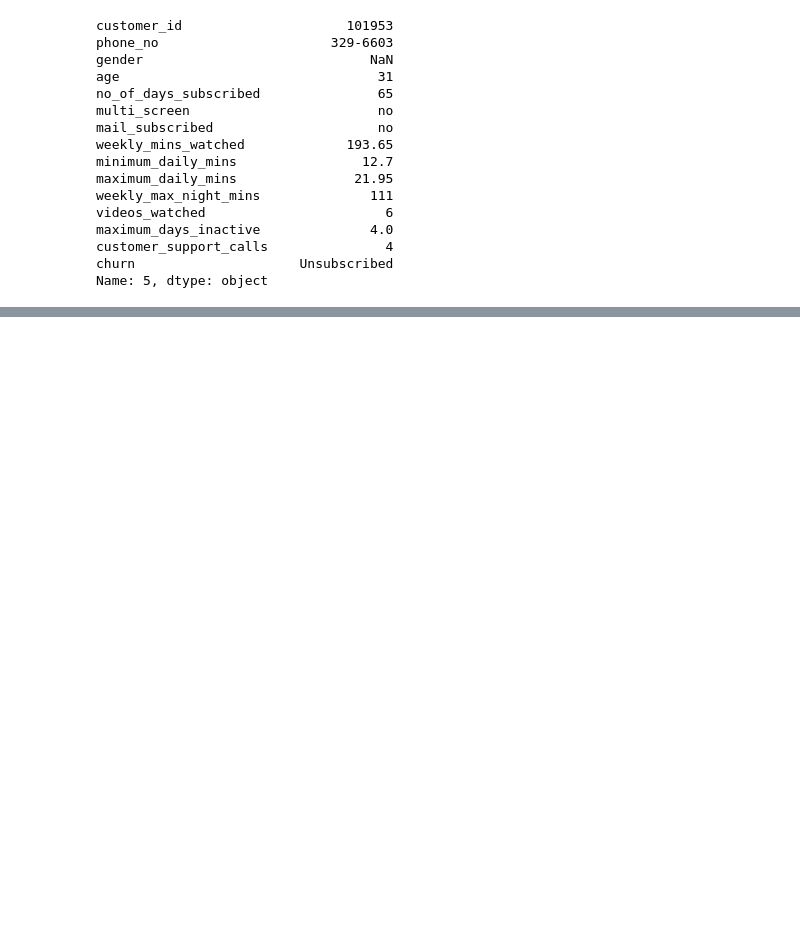
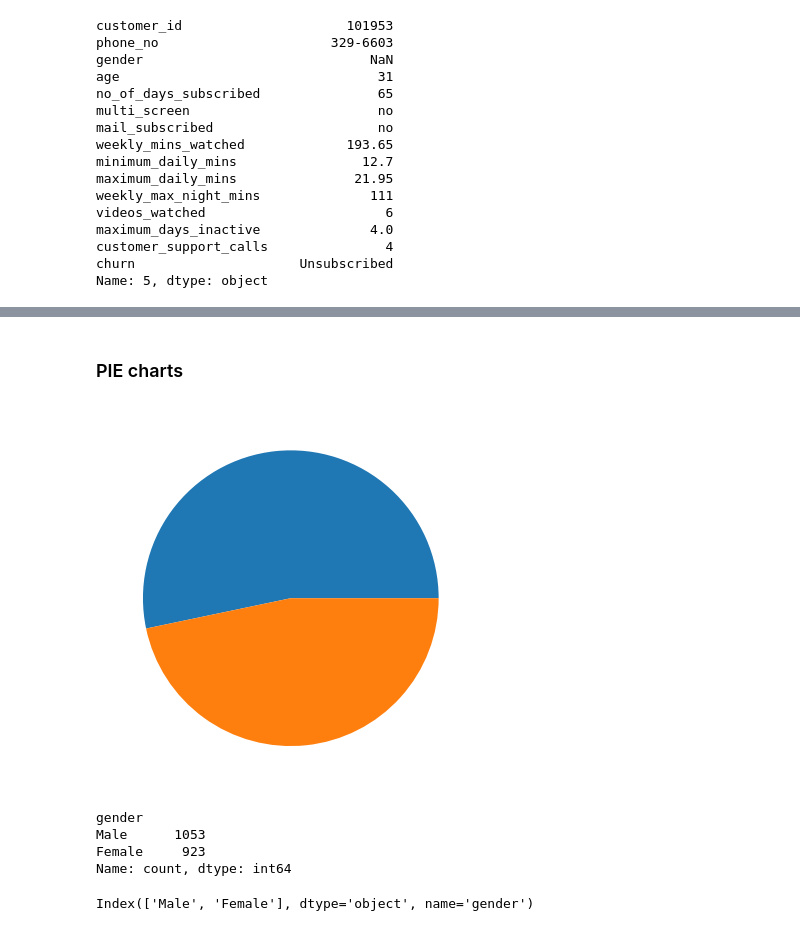
Before and after one commit to omrajsharma/lb-py-may-2025, a Jupyter notebook: caseStudy1.ipynb, the cells around one changed output, grey strips where cells are left out. Drawn from its saved outputs; the diff is of its cells as text; code cells hidden in the pictures; blank space fills up the shorter version.

```diff
--- a/caseStudy1.ipynb
+++ b/caseStudy1.ipynb
@@ -300,0 +395,18 @@ Name: 5, dtype: object
+# %% [markdown]
+### PIE charts
+# %%
+plt.pie(df['gender'].value_counts())
+plt.show()
+# %% [output]
+[figure, added]
+# %%
+df['gender'].value_counts()
+# %% [output]
+gender
+Male      1053
+Female     923
+Name: count, dtype: int64
+# %%
+df['gender'].value_counts().index
+# %% [output]
+Index(['Male', 'Female'], dtype='object', name='gender')
```
Also changed, not shown: parts of 39 cells of this notebook.
